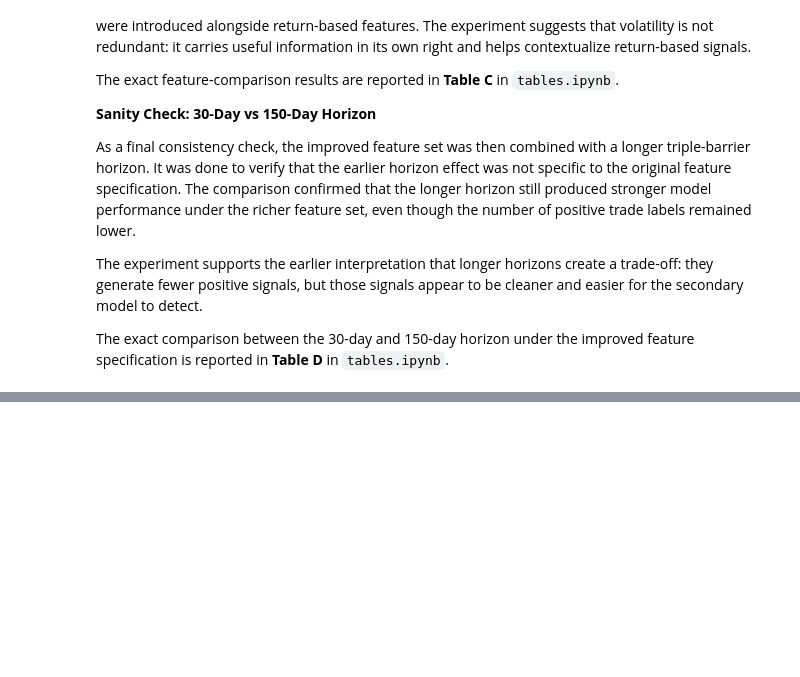
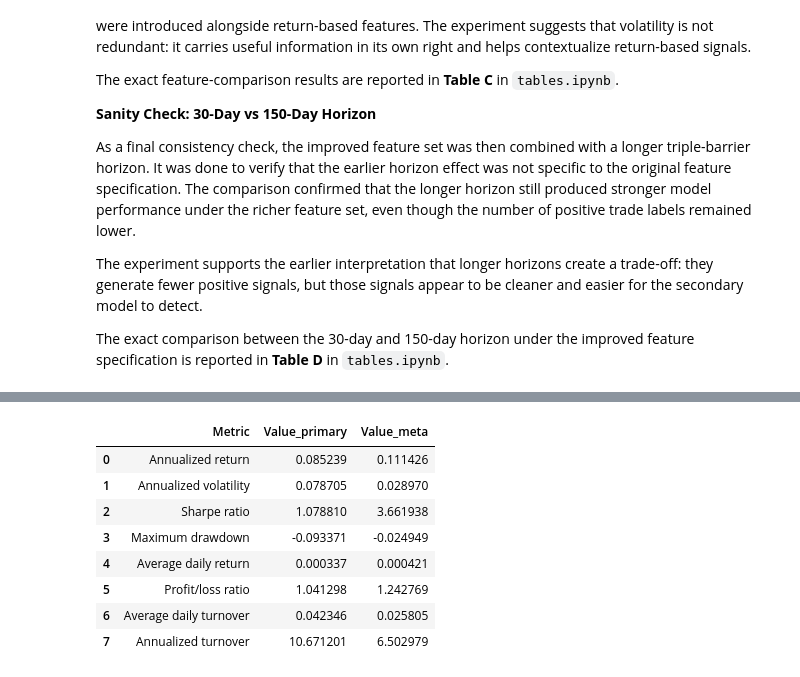
Before and after one commit to kor01qeth/meta_labeling_project, a Jupyter notebook: notebooks/main_workflow.ipynb, the cells around one changed output, grey strips where cells are left out. Cells and saved outputs as stored; diff of their text form; code cells hidden in the pictures; blank space fills up the shorter version.

```diff
--- a/notebooks/main_workflow.ipynb
+++ b/notebooks/main_workflow.ipynb
@@ -283,0 +450,16 @@ The exact comparison between the 30-day and 150-day horizon under the improved f
+# %%
+from src.evaluation_metrics import evaluate_strategy
+
+# Evaluate primary strategy on test dates using the relevant functions
+
+primary_test_wt = wt.reindex(test_dates)
+
+primary_test_pnl = calculate_strategy_pnl(
+    weights=primary_test_wt,
+    returns=df_returns
+)
+
+primary_test_summary = evaluate_strategy(
+    returns_df=primary_test_pnl,
+    weights_df=primary_test_wt
+)
@@ -283,0 +483,20 @@ The exact comparison between the 30-day and 150-day horizon under the improved f
+# %%
+# Comparison of the two
+
+strategy_comparison = primary_test_summary.merge(
+    meta_test_summary,
+    on="Metric",
+    suffixes=("_primary", "_meta")
+)
+
+strategy_comparison
+# %% [output]
+|  | Metric | Value_primary | Value_meta |
+| 0 | Annualized return | 0.085239 | 0.111426 |
+| 1 | Annualized volatility | 0.078705 | 0.028970 |
+| 2 | Sharpe ratio | 1.078810 | 3.661938 |
+| 3 | Maximum drawdown | -0.093371 | -0.024949 |
+| 4 | Average daily return | 0.000337 | 0.000421 |
+| 5 | Profit/loss ratio | 1.041298 | 1.242769 |
+| 6 | Average daily turnover | 0.042346 | 0.025805 |
+| 7 | Annualized turnover | 10.671201 | 6.502979 |
```
Also changed, not shown: parts of 18 cells of this notebook, 2 other files.
